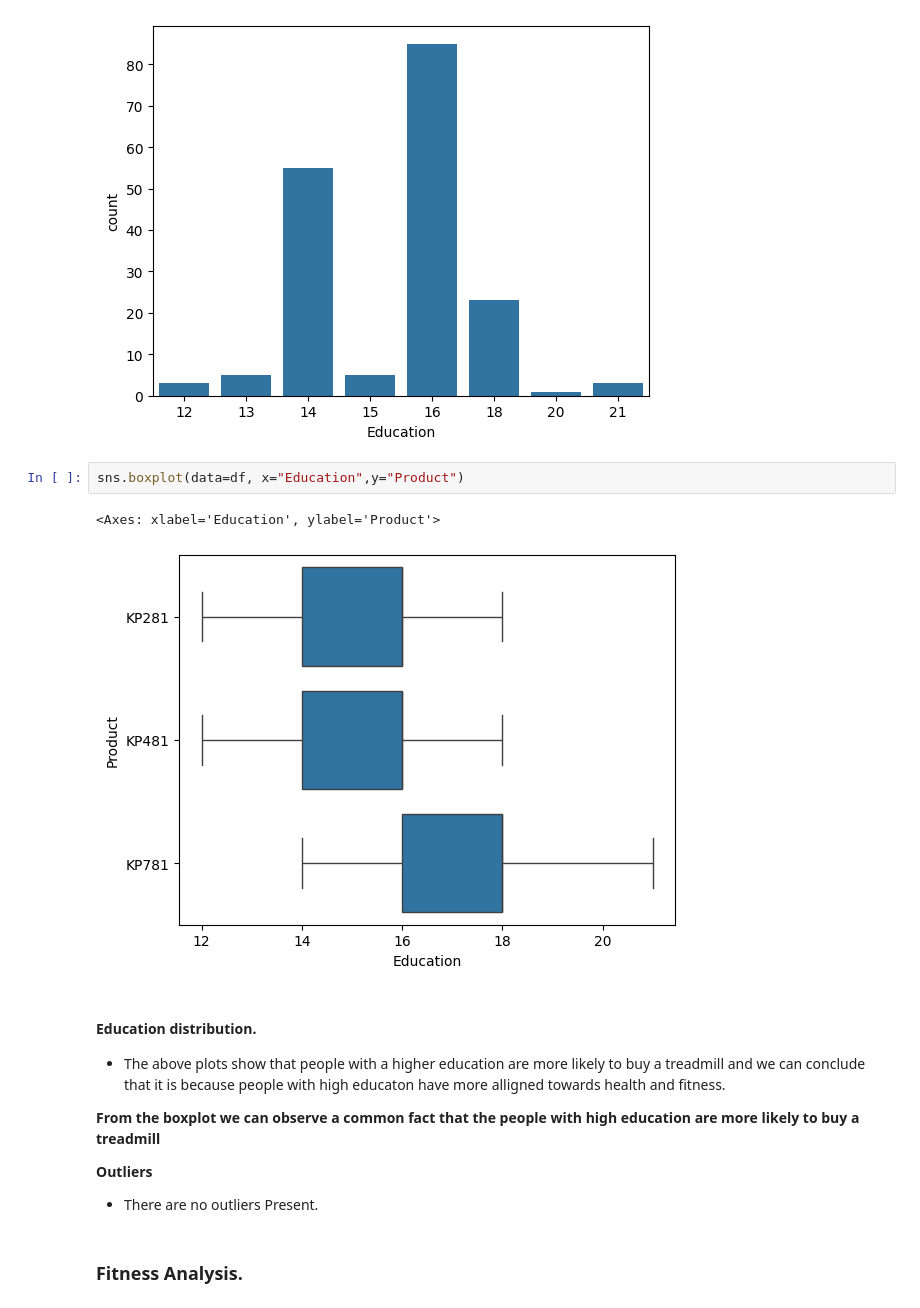
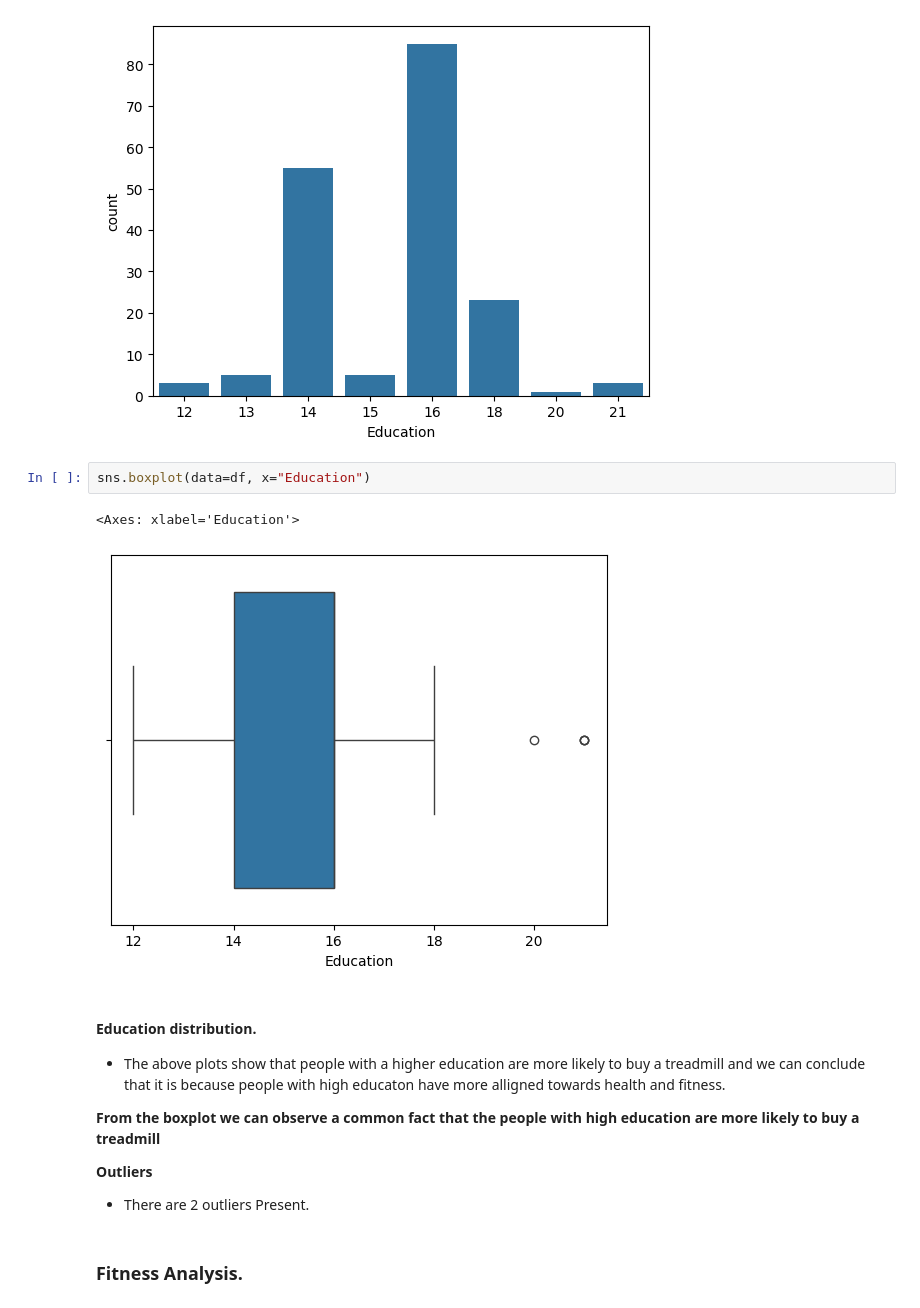
Before and after one commit to 2k4sm/aerofitAnalysis, a Jupyter notebook: aerofit_analysis.ipynb, the cells around one changed output. Saved outputs shown, nothing was run; the diff lists cells and outputs as text.

```diff
--- a/aerofit_analysis.ipynb
+++ b/aerofit_analysis.ipynb
@@ -247,10 +247,10 @@ sns.countplot(data=df, x="Education")
 <Axes: xlabel='Education', ylabel='count'>
 [figure]
 # %%
-sns.boxplot(data=df, x="Education",y="Product")
+sns.boxplot(data=df, x="Education")
 # %% [output]
-<Axes: xlabel='Education', ylabel='Product'>
+<Axes: xlabel='Education'>
-[figure, old version]
+[figure, new version]
 # %% [markdown]
 #### Education distribution.
 
@@ -260,7 +260,7 @@ sns.boxplot(data=df, x="Education",y="Product")
 
 **Outliers**
 
-- There are no outliers Present.
+- There are 2 outliers Present.
 # %% [markdown]
 ### Fitness Analysis.
 # %%
```
Also changed, not shown: parts of 6 cells of this notebook.
